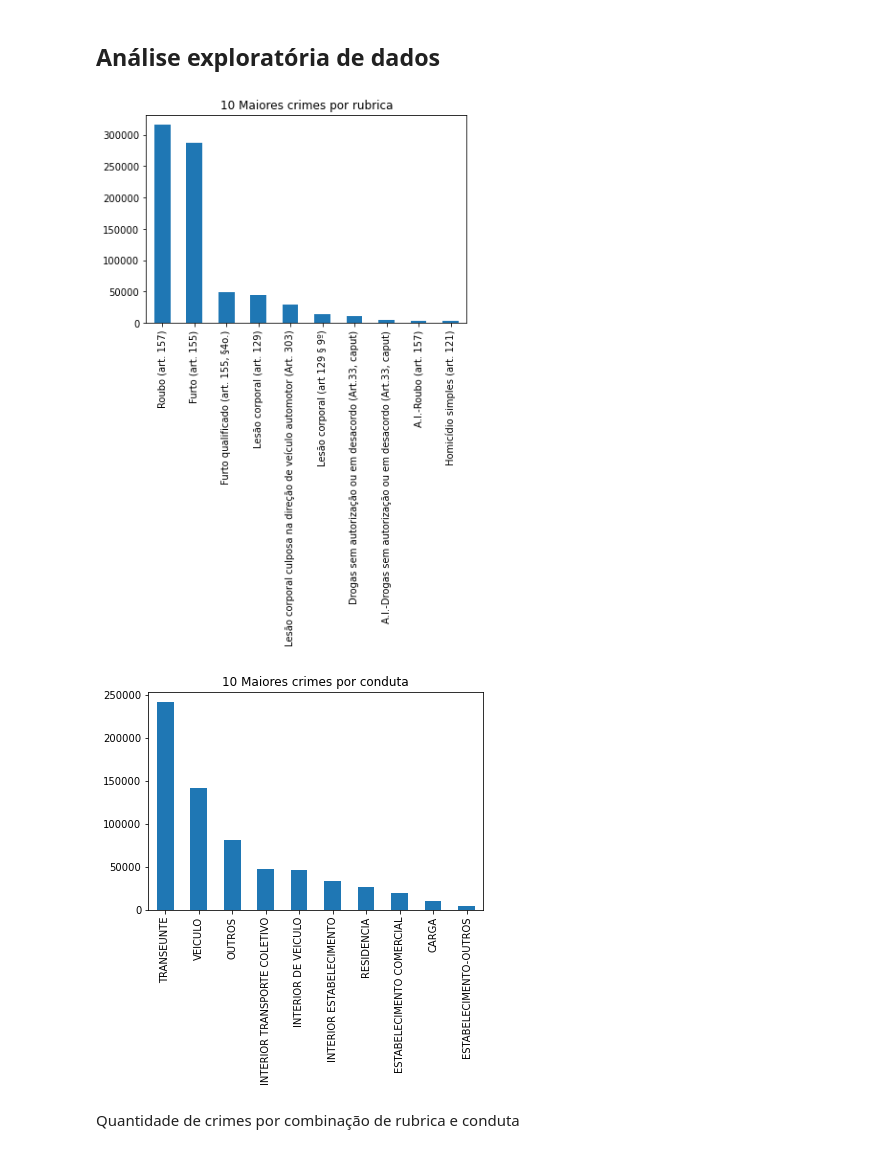
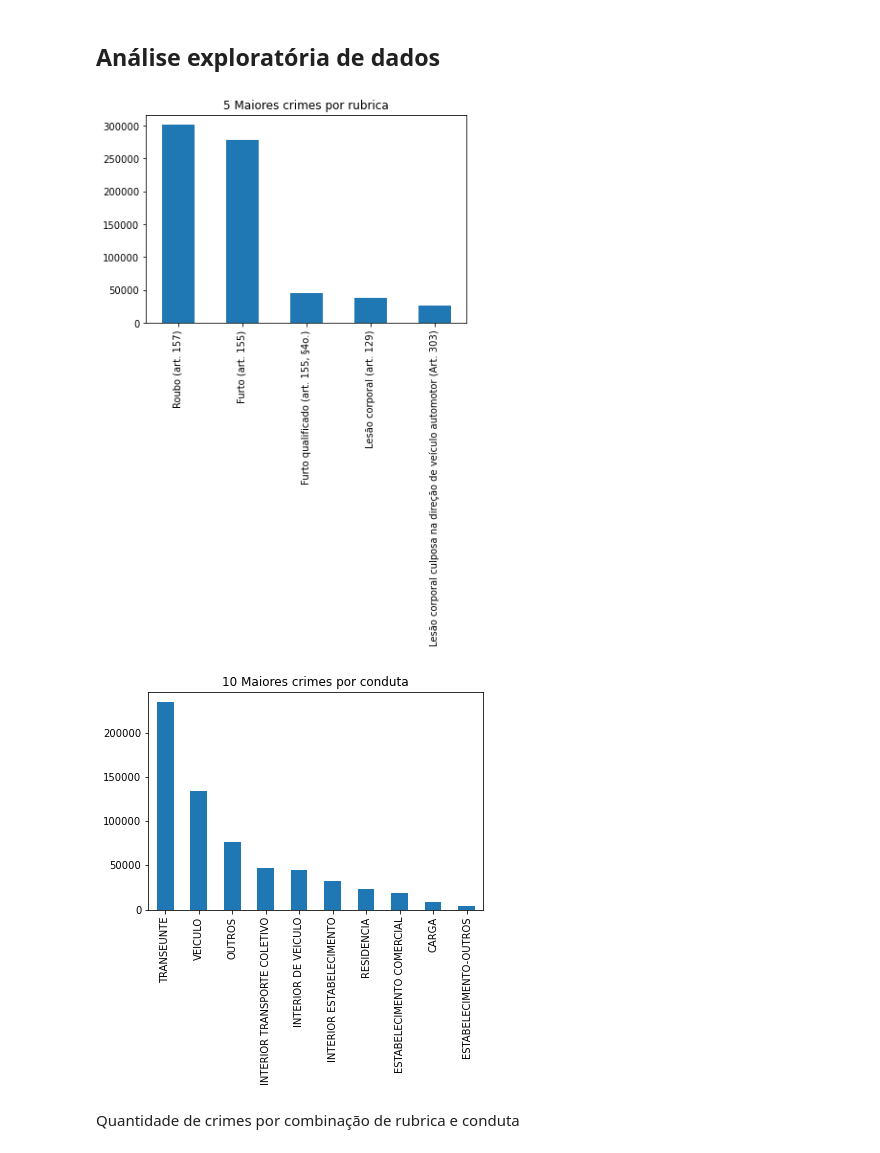
Before and after one commit to dedekpo/Analise-de-dados-boletins-SP, a Jupyter notebook: AnaliseBoletinsSP.ipynb, the cells around one changed output. Drawn from its saved outputs; the diff is of its cells as text; code cells hidden in the pictures.

```diff
--- a/AnaliseBoletinsSP.ipynb
+++ b/AnaliseBoletinsSP.ipynb
@@ -39,3 +63,10 @@ boletins.head()
+# %%
+boletins = boletins[boletins['latitude'].notna()]
+boletins = boletins[boletins['longitude'].notna()]
+boletins['logradouro'] = boletins['logradouro'].fillna('NA')
+boletins['numero_logradouro']= boletins['numero_logradouro'].fillna('NA')
+#boletins['mes'] = boletins['mes'].replace({1: 'JAN', 2: 'FEV', 3: 'MAR', 4: 'ABR', 5: 'MAIO', 6: 'JUN', 7: 'JUL', 8: 'AGO',
+#                                       9: 'SET', 10: 'OUT', 11: 'NOV', 12: 'DEZ'})
 # %%
 boletins.describe()
 # %% [output]
@@ -74,11 +84,11 @@ memory usage: 64.7+ MB
 # %%
 totalRubrica = boletins['rubrica'].value_counts()
 
-plt.title('10 Maiores crimes por rubrica')
-totalRubrica[0:10].plot.bar()
+plt.title('5 Maiores crimes por rubrica')
+totalRubrica[0:5].plot.bar()
 plt.show()
 # %% [output]
-[figure, old version]
+[figure, new version]
 # %%
 totalConduta = boletins['conduta'].value_counts()
 
@@ -86,7 +96,7 @@ plt.title('10 Maiores crimes por conduta')
 totalConduta[0:10].plot.bar()
 plt.show()
 # %% [output]
-[figure, old version]
+[figure, new version]
 # %% [markdown]
 Quantidade de crimes por combinação de rubrica e conduta
 # %%
```
Also changed, not shown: parts of 23 cells of this notebook.
